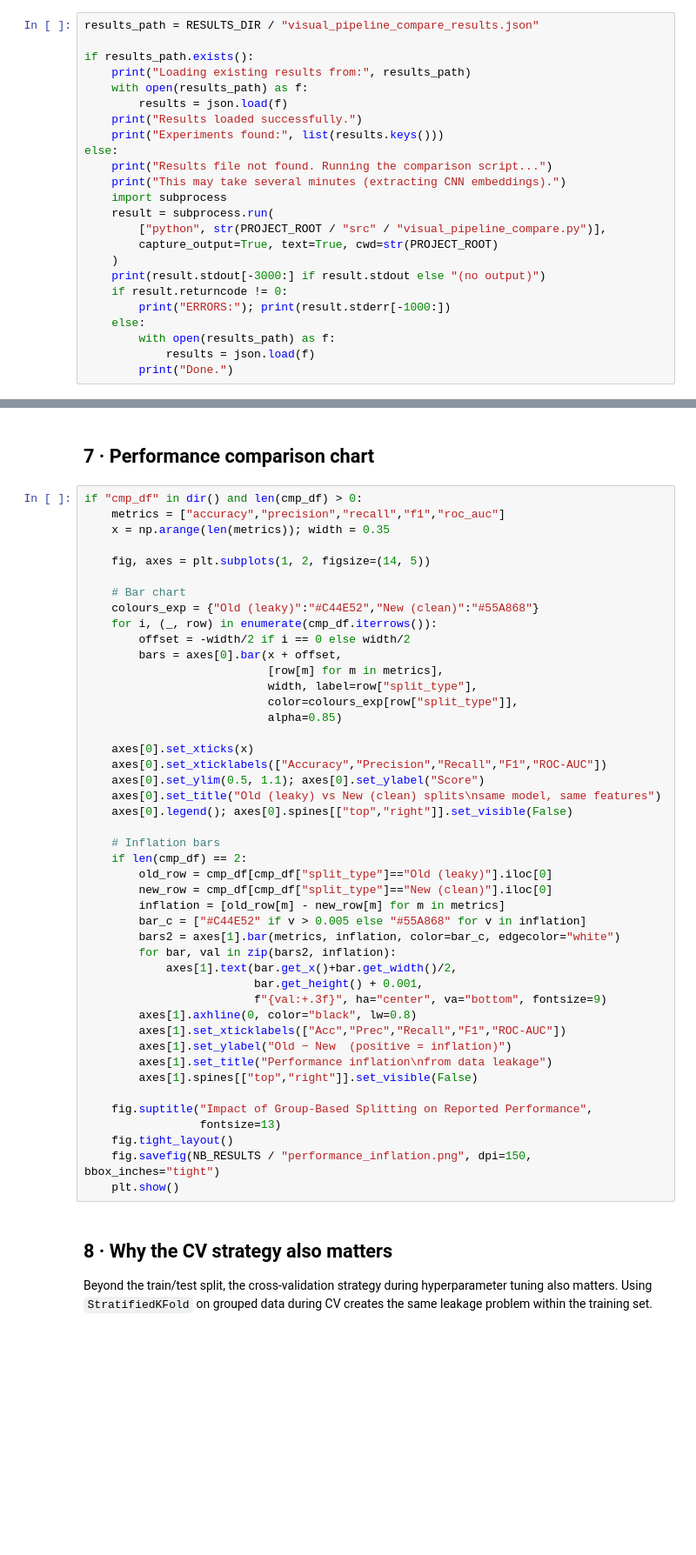
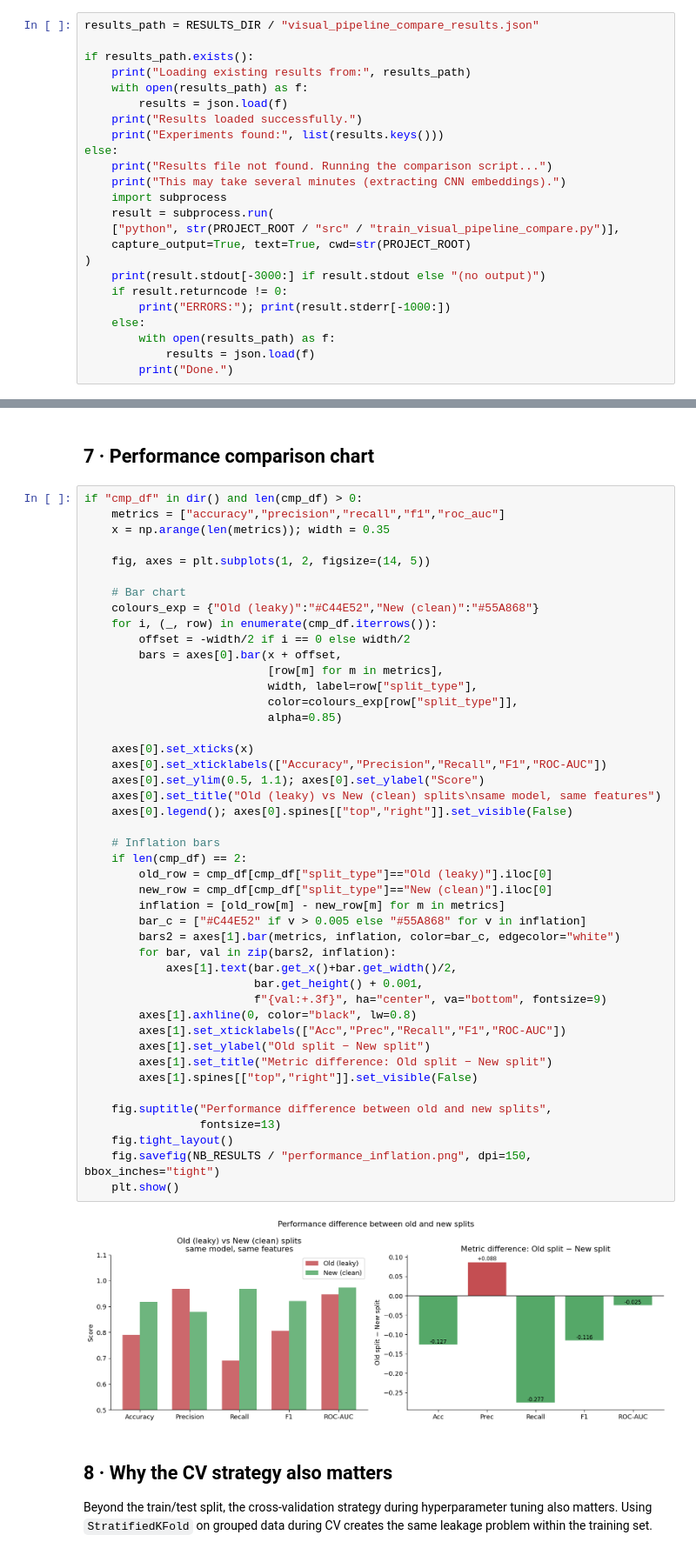
Before and after one commit to tanyelutsik/multimodal-fraud-detection-thesis, a Jupyter notebook: notebook/06b_split_comparison.ipynb, the cells around one changed output, grey strips where cells are left out. Shown at 87% size. Cells and saved outputs as stored; diff of their text form; blank space fills up the shorter version.

```diff
--- a/notebook/06b_split_comparison.ipynb
+++ b/notebook/06b_split_comparison.ipynb
@@ -202,9 +262,9 @@ else:
     print("This may take several minutes (extracting CNN embeddings).")
     import subprocess
     result = subprocess.run(
-        ["python", str(PROJECT_ROOT / "src" / "visual_pipeline_compare.py")],
-        capture_output=True, text=True, cwd=str(PROJECT_ROOT)
-    )
+    ["python", str(PROJECT_ROOT / "src" / "train_visual_pipeline_compare.py")],
+    capture_output=True, text=True, cwd=str(PROJECT_ROOT)
+)
     print(result.stdout[-3000:] if result.stdout else "(no output)")
     if result.returncode != 0:
         print("ERRORS:"); print(result.stderr[-1000:])
@@ -274,36 +347,38 @@ if "cmp_df" in dir() and len(cmp_df) > 0:
                            [row[m] for m in metrics],
                            width, label=row["split_type"],
                            color=colours_exp[row["split_type"]],
                            alpha=0.85)
 
     axes[0].set_xticks(x)
     axes[0].set_xticklabels(["Accuracy","Precision","Recall","F1","ROC-AUC"])
     axes[0].set_ylim(0.5, 1.1); axes[0].set_ylabel("Score")
     axes[0].set_title("Old (leaky) vs New (clean) splits\nsame model, same features")
     axes[0].legend(); axes[0].spines[["top","right"]].set_visible(False)
 
     # Inflation bars
     if len(cmp_df) == 2:
         old_row = cmp_df[cmp_df["split_type"]=="Old (leaky)"].iloc[0]
         new_row = cmp_df[cmp_df["split_type"]=="New (clean)"].iloc[0]
         inflation = [old_row[m] - new_row[m] for m in metrics]
         bar_c = ["#C44E52" if v > 0.005 else "#55A868" for v in inflation]
         bars2 = axes[1].bar(metrics, inflation, color=bar_c, edgecolor="white")
         for bar, val in zip(bars2, inflation):
             axes[1].text(bar.get_x()+bar.get_width()/2,
                          bar.get_height() + 0.001,
                          f"{val:+.3f}", ha="center", va="bottom", fontsize=9)
         axes[1].axhline(0, color="black", lw=0.8)
         axes[1].set_xticklabels(["Acc","Prec","Recall","F1","ROC-AUC"])
-        axes[1].set_ylabel("Old − New  (positive = inflation)")
-        axes[1].set_title("Performance inflation\nfrom data leakage")
+        axes[1].set_ylabel("Old split − New split")
+        axes[1].set_title("Metric difference: Old split − New split")
         axes[1].spines[["top","right"]].set_visible(False)
 
-    fig.suptitle("Impact of Group-Based Splitting on Reported Performance",
+    fig.suptitle("Performance difference between old and new splits",
                  fontsize=13)
     fig.tight_layout()
     fig.savefig(NB_RESULTS / "performance_inflation.png", dpi=150, bbox_inches="tight")
     plt.show()
+# %% [output]
+[figure, added]
 # %% [markdown]
 ## 8 · Why the CV strategy also matters
 
```
Also changed, not shown: parts of 13 cells of this notebook, 5 other files.
